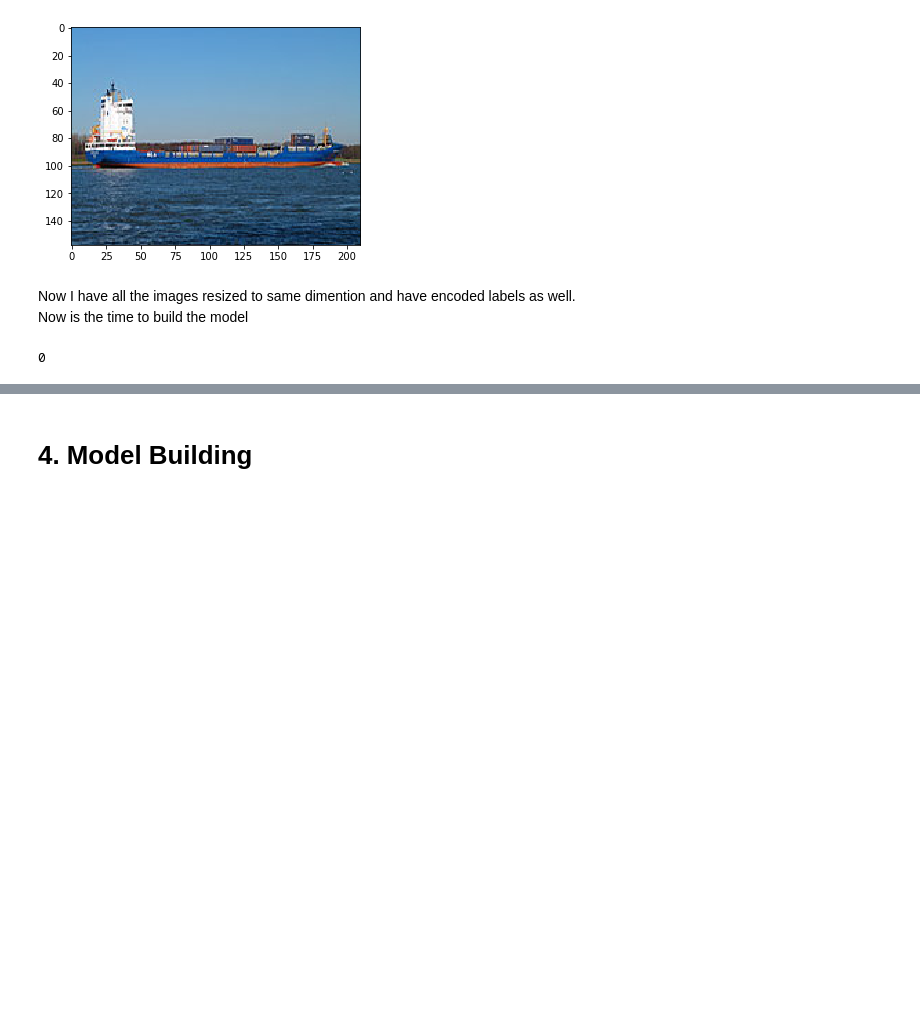
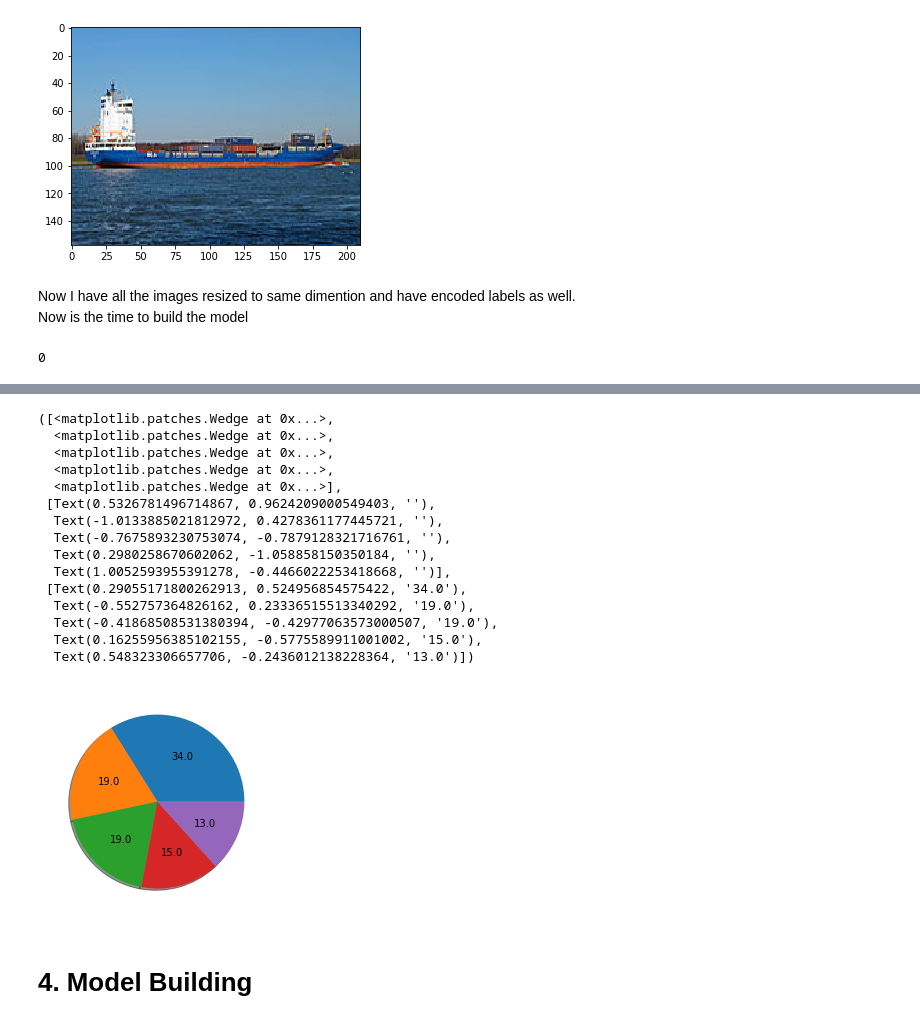
Before and after one commit to arkothiwala/Analytics-Vidhya, a Jupyter notebook: AV_GoD.ipynb, the cells around one changed output, grey strips where cells are left out. Saved outputs shown, nothing was run; the diff lists cells and outputs as text; code cells hidden in the pictures; blank space fills up the shorter version.

```diff
--- a/AV_GoD.ipynb
+++ b/AV_GoD.ipynb
@@ -258,3 +259,26 @@ del(model)
+# %%
+#train_csv.category.value_counts().plot.pie()
+def absolute_value(val):
+    return round(val)
+plt.pie(train_csv.category.value_counts(),
+        autopct=absolute_value, shadow=True)
+# %% [output]
+([<matplotlib.patches.Wedge at 0x...>,
+  <matplotlib.patches.Wedge at 0x...>,
+  <matplotlib.patches.Wedge at 0x...>,
+  <matplotlib.patches.Wedge at 0x...>,
+  <matplotlib.patches.Wedge at 0x...>],
+ [Text(0.5326781496714867, 0.9624209000549403, ''),
+  Text(-1.0133885021812972, 0.4278361177445721, ''),
+  Text(-0.7675893230753074, -0.7879128321716761, ''),
+  Text(0.2980258670602062, -1.058858150350184, ''),
+  Text(1.0052593955391278, -0.4466022253418668, '')],
+ [Text(0.29055171800262913, 0.524956854575422, '34.0'),
+  Text(-0.552757364826162, 0.23336515513340292, '19.0'),
+  Text(-0.41868508531380394, -0.42977063573000507, '19.0'),
+  Text(0.16255956385102155, -0.5775589911001002, '15.0'),
+  Text(0.548323306657706, -0.2436012138228364, '13.0')])
+[figure, added]
 # %% [markdown]
 # 4. Model Building
 # %%
```
Also changed, not shown: parts of 13 cells of this notebook.
